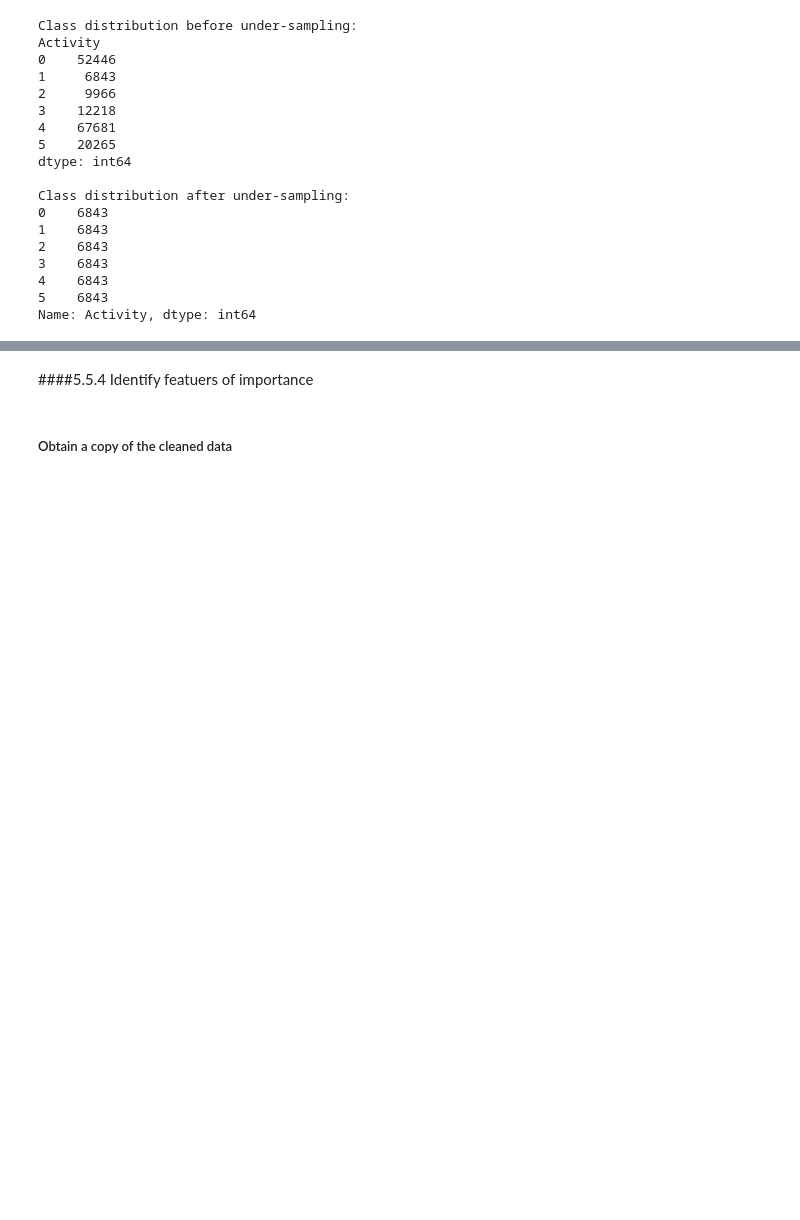
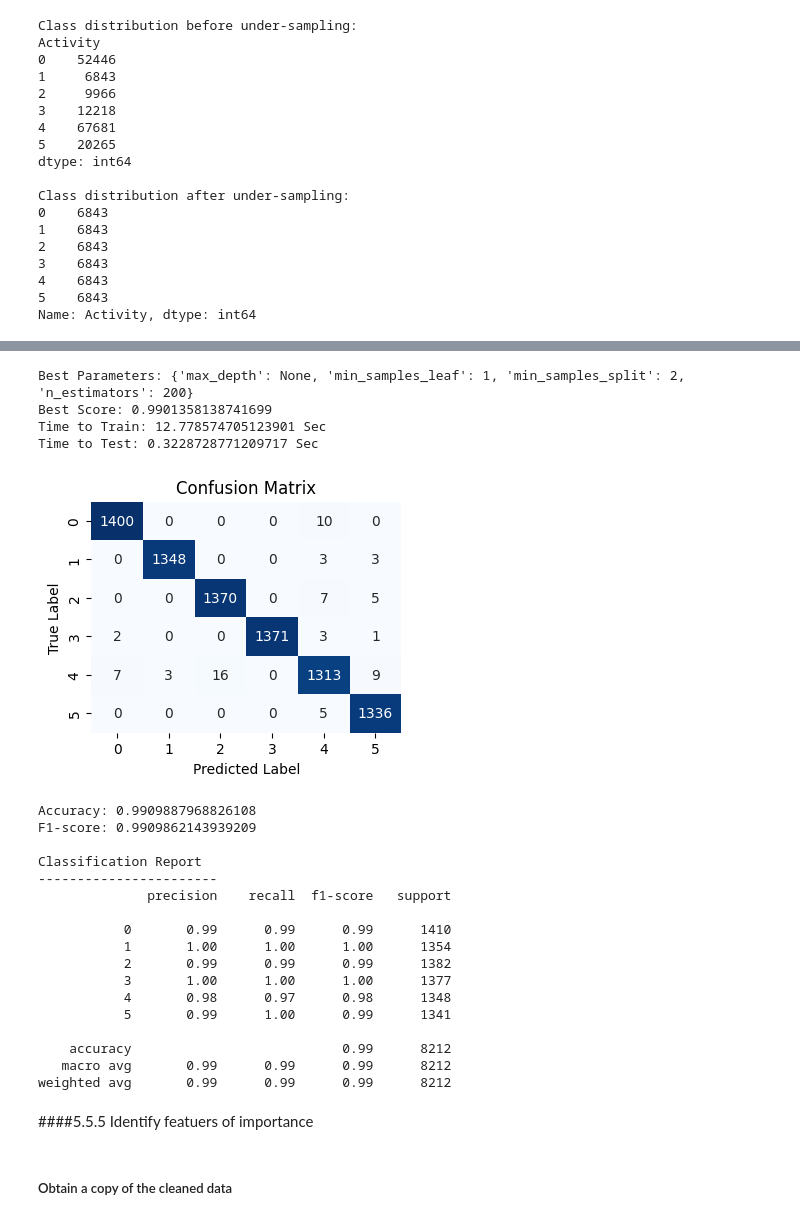
Before and after one commit to subodha1980/BU, a Jupyter notebook: activityDetection.ipynb, the cells around one changed output, grey strips where cells are left out. Saved outputs shown, nothing was run; the diff lists cells and outputs as text; code cells hidden in the pictures; blank space fills up the shorter version.

```diff
--- a/activityDetection.ipynb
+++ b/activityDetection.ipynb
@@ -644,5 +697,30 @@ weighted avg       0.97      0.96      0.96      8212
+# %%
+runModelOpt(x_resampled, y_resampled, 0.2)
+# %% [output]
+Best Parameters: {'max_depth': None, 'min_samples_leaf': 1, 'min_samples_split': 2, 'n_estimators': 200}
+Best Score: 0.9901358138741699
+Time to Train: 12.778574705123901 Sec
+Time to Test: 0.3228728771209717 Sec
+[figure, added]
+Accuracy: 0.9909887968826108
+F1-score: 0.9909862143939209
+
+Classification Report
+-----------------------
+              precision    recall  f1-score   support
+
+           0       0.99      0.99      0.99      1410
+           1       1.00      1.00      1.00      1354
+           2       0.99      0.99      0.99      1382
+           3       1.00      1.00      1.00      1377
+           4       0.98      0.97      0.98      1348
+           5       0.99      1.00      0.99      1341
+
+    accuracy                           0.99      8212
+   macro avg       0.99      0.99      0.99      8212
+weighted avg       0.99      0.99      0.99      8212
 # %% [markdown]
-####5.5.4 Identify featuers of importance
+####5.5.5 Identify featuers of importance
 # %% [markdown]
 ##### Obtain a copy of the cleaned data
 # %% [markdown]
```
Also changed, not shown: parts of 51 cells of this notebook.
